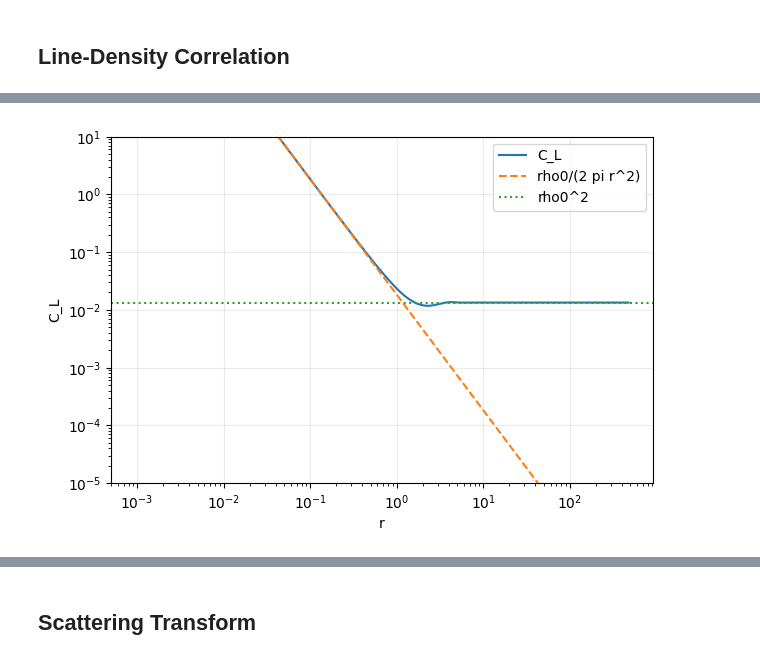
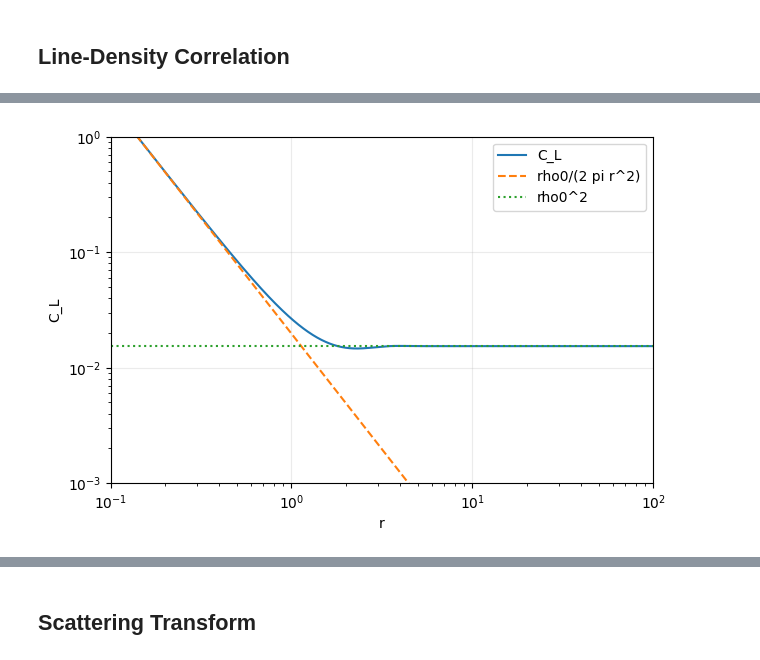
Before and after one commit to ch-tung/Randomwave_ML, a Jupyter notebook: randomcxl/smpl/rw_line_general.ipynb, the cells around one changed output, grey strips where cells are left out. Saved outputs shown, nothing was run; the diff lists cells and outputs as text; code cells hidden in the pictures.

```diff
--- a/randomcxl/smpl/rw_line_general.ipynb
+++ b/randomcxl/smpl/rw_line_general.ipynb
@@ -105,11 +114,27 @@ plt.show()
 # %% [markdown]
 ## Grids
 # %%
+# r_min = 1e-3 / k_eff
+# r_max = 5e2 / k_eff
+# Nr = 10000
+# r_grid = np.linspace(r_min, r_max, Nr)
+# # r_grid = np.logspace(np.log10(r_min), np.log10(r_max), Nr)
+
 r_min = 1e-3 / k_eff
-r_max = 5e2 / k_eff
-Nr = 10000
-r_grid = np.linspace(r_min, r_max, Nr)
-# r_grid = np.logspace(np.log10(r_min), np.log10(r_max), Nr)
+r_max = 250 / k_eff
+r_split = 5.0 / k_eff
+
+Nr = 3000
+Nr_small = 600
+
+r_grid = ris.make_r_grid(
+    r_min,
+    r_max,
+    Nr,
+    mode="mixed",
+    r_split=r_split,
+    n_small=Nr_small,
+)
 
 Q_min = 0.1 * k_eff
 Q_max = 20 * k_eff
@@ -143,7 +168,7 @@ plt.show()
 # %% [markdown]
 ## Line-Density Correlation
 # %%
-N_samp = 2**14
+N_samp = 2**15
 use_qmc = True
 jacobian_method = "direct_12d"  # "direct_12d" or "conditional_6d_2d"
 N_samp_U = N_samp
@@ -206,15 +231,16 @@ plt.show()
 # %%
 fig, ax = plt.subplots()
 ax.loglog(r_grid, C_L, label="C_L")
 ax.loglog(r_grid, rho0/(2*np.pi*r_grid**2), "--", label="rho0/(2 pi r^2)")
 ax.axhline(rho0**2, color="tab:green", linestyle=":", label="rho0^2")
 ax.set_xlabel("r")
 ax.set_ylabel("C_L")
-ax.set_ylim(1e-5, 1e1)
+ax.set_xlim(1e-1, 1e2)
+ax.set_ylim(1e-3, 1e0)
 ax.legend()
 plt.show()
 # %% [output]
-[figure, old version]
+[figure, new version]
 # %%
 fig, ax = plt.subplots()
 ax.semilogx(r_grid, C_L_coherent, label="C_L(r) - rho0^2")
```
Also changed, not shown: parts of 12 cells of this notebook, 2 other files.
